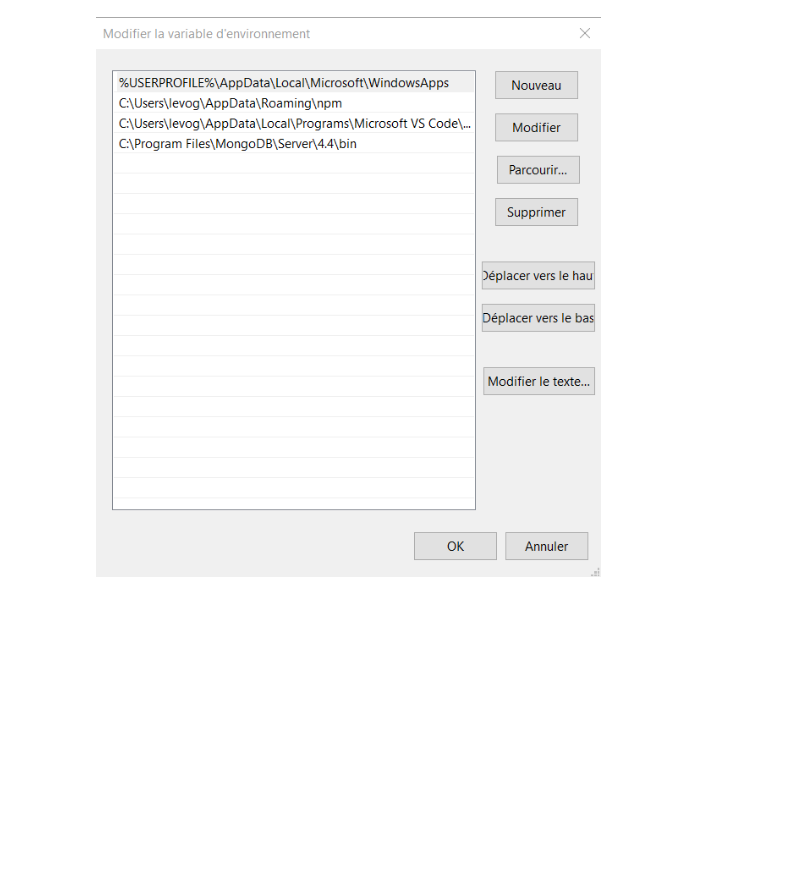
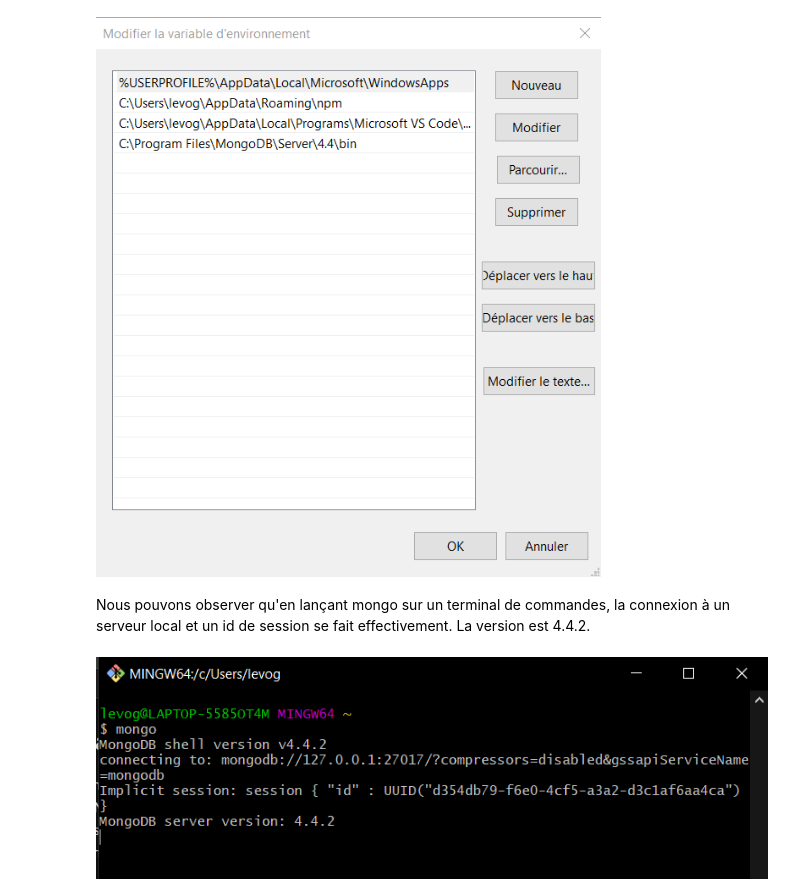
Before and after one commit to yoannlv/movies-spinoff-mongodb, a Jupyter notebook: installation-mongodb.ipynb, the cells around one changed output. Saved outputs shown, nothing was run; the diff lists cells and outputs as text; code cells hidden in the pictures; blank space fills up the shorter version.

Commit message:
Ajout visualisation données

```diff
--- a/installation-mongodb.ipynb
+++ b/installation-mongodb.ipynb
@@ -8,3 +11,10 @@ from IPython.display import Image
 Image('C:/Users/levog/OneDrive/Images/Camera Roll/env.png')
 # %% [output]
 [figure]
+# %% [markdown]
+Nous pouvons observer qu'en lançant mongo sur un terminal de commandes, la connexion à un serveur local et un id de session se fait effectivement. La version est 4.4.2.
+# %%
+from IPython.display import Image
+Image('C:/Users/levog/OneDrive/Images/Camera Roll/shell.png')
+# %% [output]
+[figure, added]
```
Also changed, not shown: parts of 1 cell of this notebook, 1 other file.
